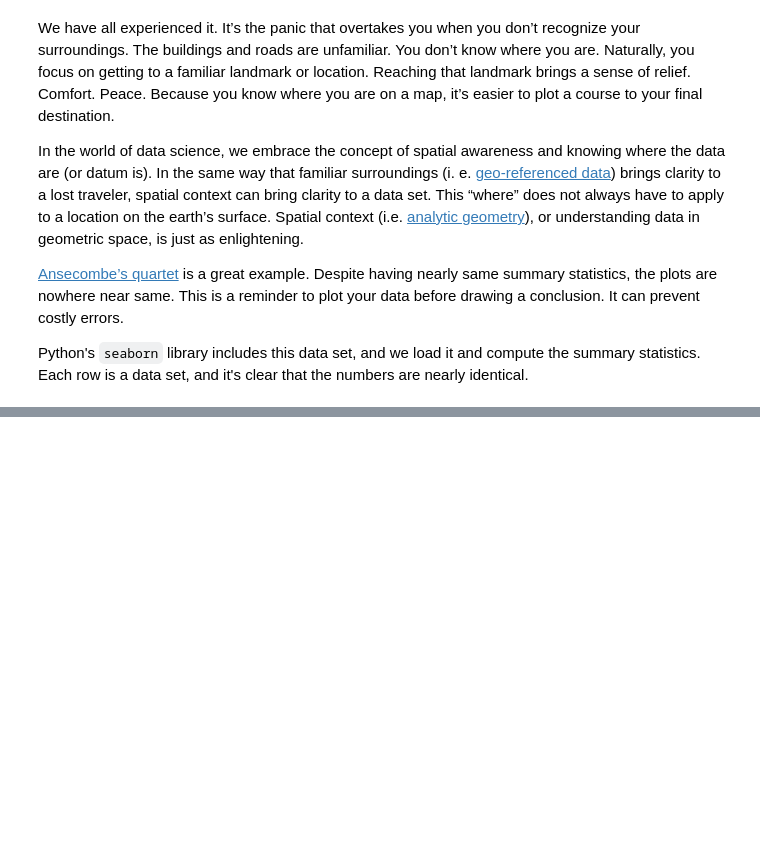
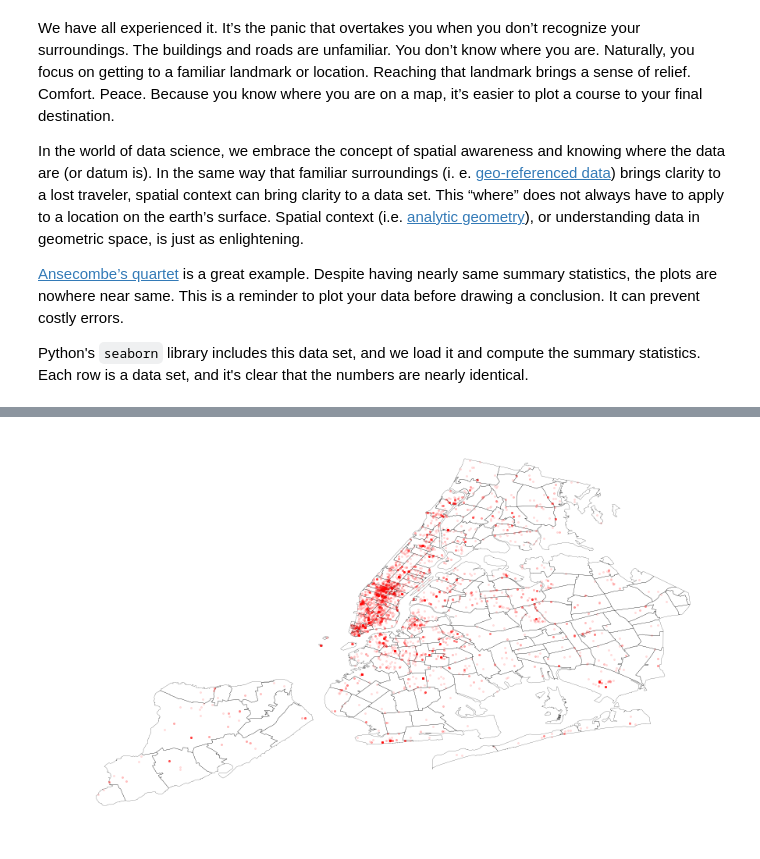
Before and after one commit to linwoodc3/linwoodc3.github.io, a Jupyter notebook: Untitled.ipynb, the cells around one changed output, grey strips where cells are left out. Cells and saved outputs as stored; diff of their text form; code cells hidden in the pictures; blank space fills up the shorter version.

```diff
--- a/Untitled.ipynb
+++ b/Untitled.ipynb
@@ -91,0 +126,3 @@ tabulate.tabulate(ddf)
+# %%
+d = (ds[(ds.latitude >=40) & (ds.latitude <=45) & (ds.longitude >=-80) & (ds.longitude<=-70)]).compute()
+d.info(memory_usage='deep')
@@ -91,0 +165,13 @@ tabulate.tabulate(ddf)
+# %%
+from shapely.geometry import Point
+dg = gpd.GeoDataFrame(d.assign(geometry=d.apply(shaper,axis=1)),crs = {'init': 'epsg:4326'})
+# %%
+nytweets = gpd.sjoin(dg.reset_index(),ny[['ZIPCODE','geometry','CTY_FIPS']],op='intersects',how='inner')
+# %%
+f,ax=plt.subplots(frameon=False,figsize=(15,9))
+ny.plot(color='white',linewidth=0.2,ax=ax)
+nytweets.plot(color='red',ax=ax,alpha=0.1)
+ax.set_axis_off()
+plt.savefig('./assets/img/newyorkspatialjoin.png')
+# %% [output]
+[figure, added]
```
Also changed, not shown: parts of 19 cells of this notebook, 8 other files.
